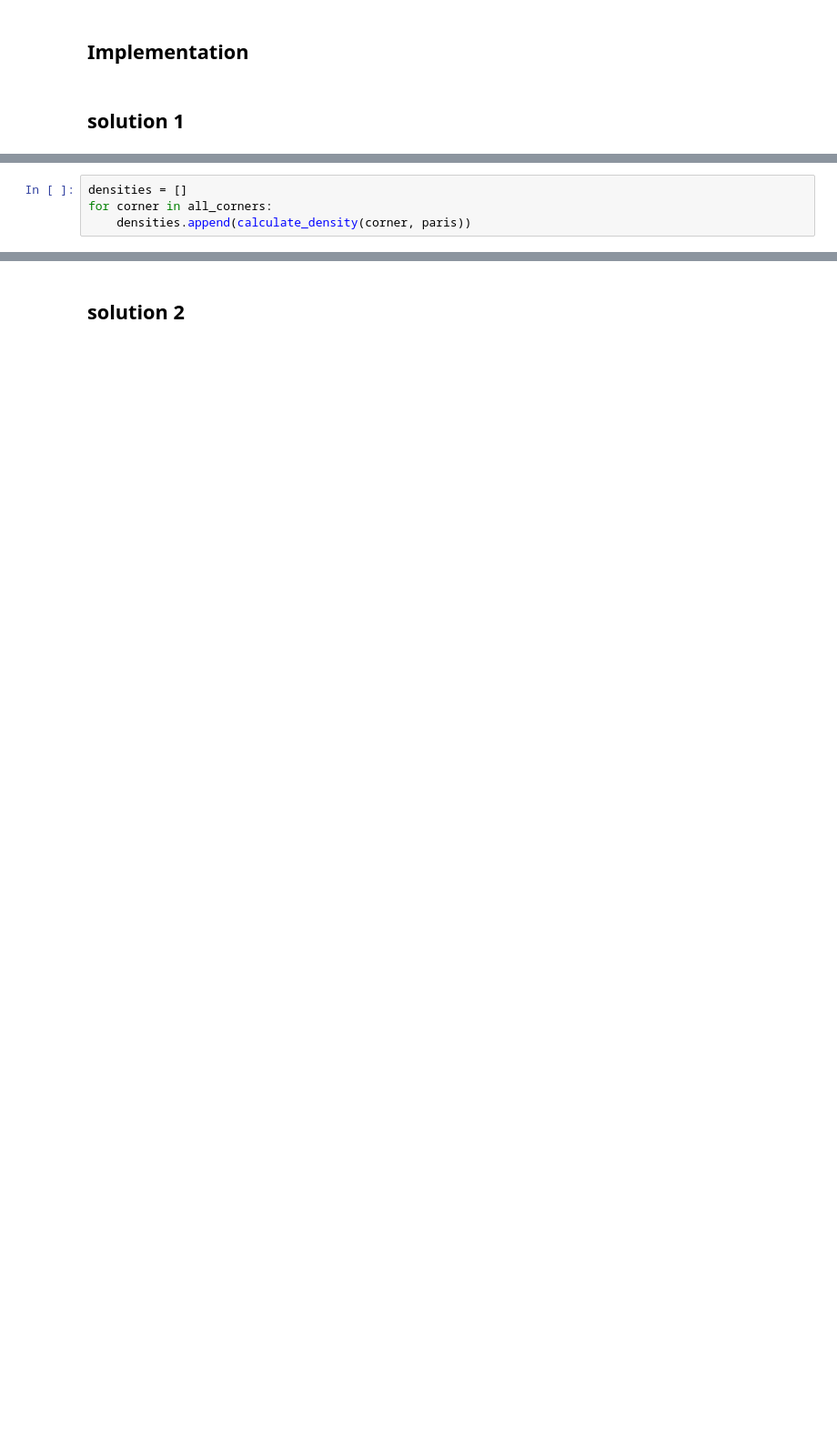
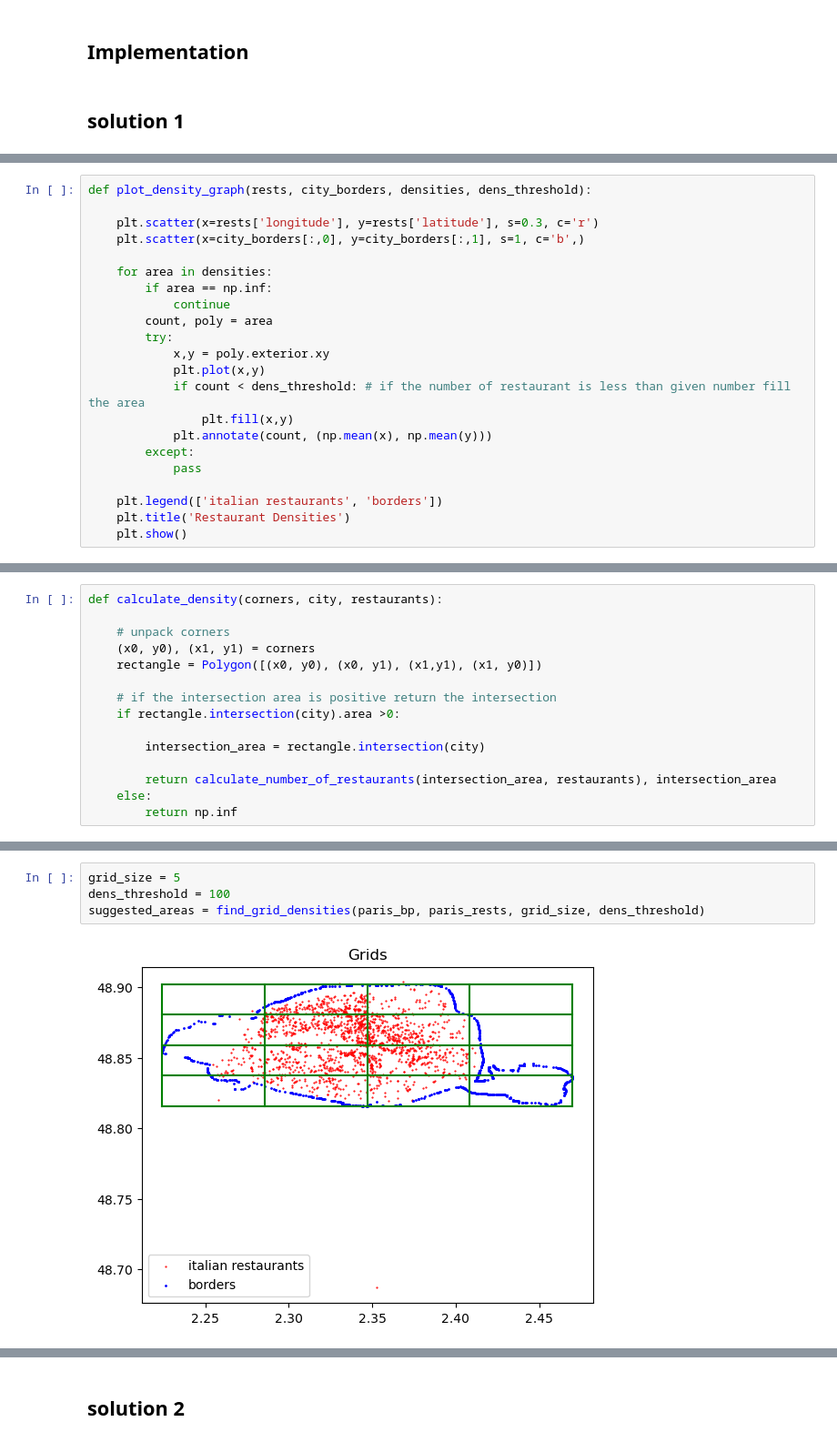
Before and after one commit to ihkaraman/foodstyles_tech_challenge, a Jupyter notebook: tech_challenge.ipynb, the cells around one changed output, grey strips where cells are left out. Shown at 91% size. Cells and saved outputs as stored; diff of their text form; blank space fills up the shorter version.

```diff
--- a/tech_challenge.ipynb
+++ b/tech_challenge.ipynb
@@ -789,4 +763,0 @@ def calculate_density(corners, paris):
-# %%
-densities = []
-for corner in all_corners:
-    densities.append(calculate_density(corner, paris))
@@ -821,0 +782,22 @@ city as param
+# %%
+def plot_density_graph(rests, city_borders, densities, dens_threshold):
+
+    plt.scatter(x=rests['longitude'], y=rests['latitude'], s=0.3, c='r')
+    plt.scatter(x=city_borders[:,0], y=city_borders[:,1], s=1, c='b',)
+
+    for area in densities:
+        if area == np.inf:
+            continue
+        count, poly = area
+        try:
+            x,y = poly.exterior.xy
+            plt.plot(x,y)
+            if count < dens_threshold: # if the number of restaurant is less than given number fill the area
+                plt.fill(x,y)
+            plt.annotate(count, (np.mean(x), np.mean(y)))
+        except:
+            pass
+
+    plt.legend(['italian restaurants', 'borders'])
+    plt.title('Restaurant Densities')
+    plt.show()
@@ -821,0 +814,15 @@ city as param
+# %%
+def calculate_density(corners, city, restaurants):
+
+    # unpack corners
+    (x0, y0), (x1, y1) = corners
+    rectangle = Polygon([(x0, y0), (x0, y1), (x1,y1), (x1, y0)])
+
+    # if the intersection area is positive return the intersection
+    if rectangle.intersection(city).area >0:
+
+        intersection_area = rectangle.intersection(city)
+
+        return calculate_number_of_restaurants(intersection_area, restaurants), intersection_area
+    else:
+        return np.inf
@@ -821,0 +877,6 @@ city as param
+# %%
+grid_size = 5
+dens_threshold = 100
+suggested_areas = find_grid_densities(paris_bp, paris_rests, grid_size, dens_threshold)
+# %% [output]
+[figure, added]
```
Also changed, not shown: parts of 26 cells of this notebook, 1 other file.
